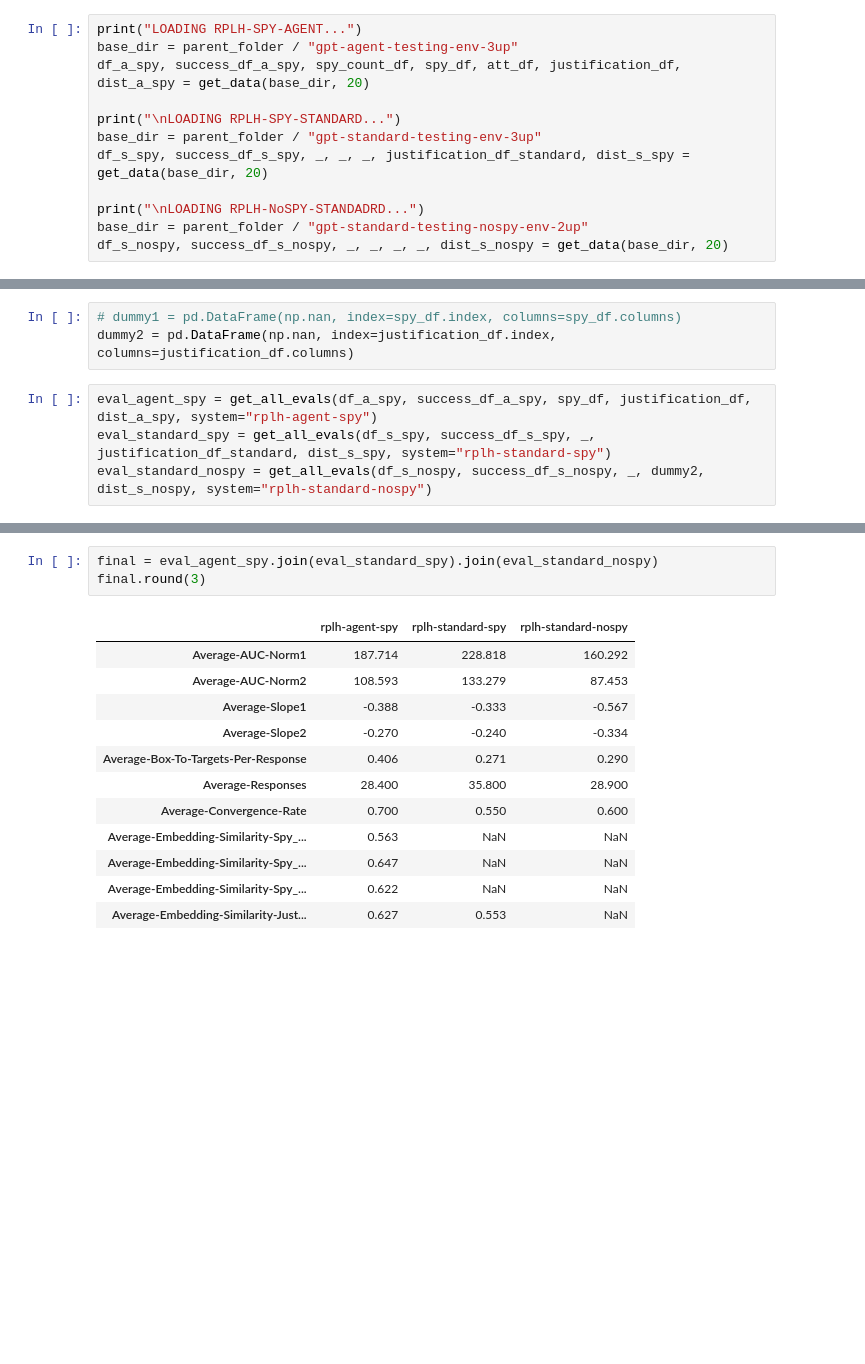
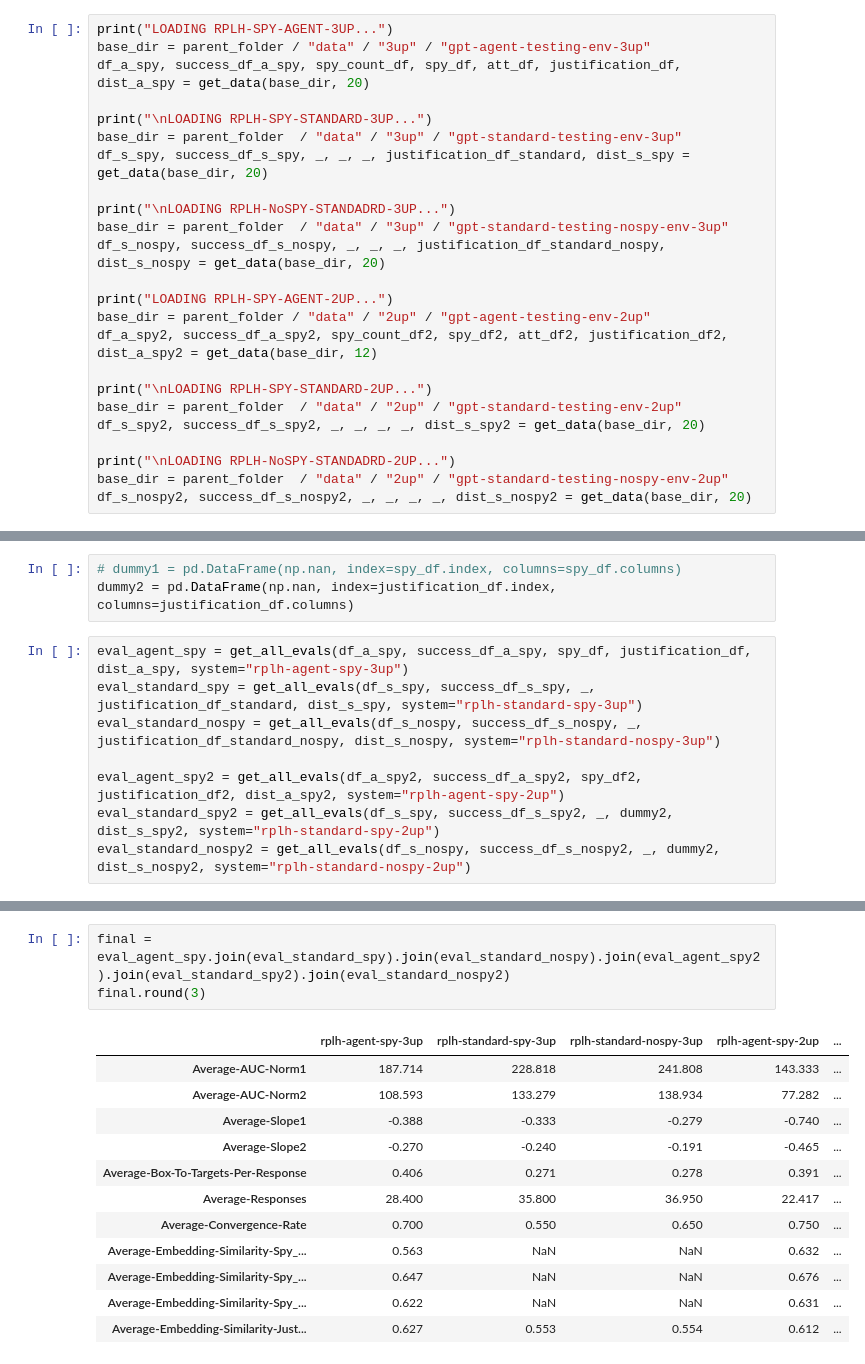
Before and after one commit to KevinBian107/RPLH, a Jupyter notebook: demos/notebooks/evaluation.ipynb, the cells around one changed output, grey strips where cells are left out. Drawn from its saved outputs; the diff is of its cells as text; blank space fills up the shorter version.

```diff
--- a/demos/notebooks/evaluation.ipynb
+++ b/demos/notebooks/evaluation.ipynb
@@ -27,15 +27,27 @@ The autoreload extension is already loaded. To reload it, use:
 # %% [markdown]
 # Importing Data With Our Getter Functions
 # %%
-print("LOADING RPLH-SPY-AGENT...")
-base_dir = parent_folder / "gpt-agent-testing-env-3up"
+print("LOADING RPLH-SPY-AGENT-3UP...")
+base_dir = parent_folder / "data" / "3up" / "gpt-agent-testing-env-3up"
 df_a_spy, success_df_a_spy, spy_count_df, spy_df, att_df, justification_df, dist_a_spy = get_data(base_dir, 20)
 
-print("\nLOADING RPLH-SPY-STANDARD...")
-base_dir = parent_folder / "gpt-standard-testing-env-3up"
+print("\nLOADING RPLH-SPY-STANDARD-3UP...")
+base_dir = parent_folder  / "data" / "3up" / "gpt-standard-testing-env-3up"
 df_s_spy, success_df_s_spy, _, _, _, justification_df_standard, dist_s_spy = get_data(base_dir, 20)
 
-print("\nLOADING RPLH-NoSPY-STANDADRD...")
-base_dir = parent_folder / "gpt-standard-testing-nospy-env-2up"
-df_s_nospy, success_df_s_nospy, _, _, _, _, dist_s_nospy = get_data(base_dir, 20)
+print("\nLOADING RPLH-NoSPY-STANDADRD-3UP...")
+base_dir = parent_folder  / "data" / "3up" / "gpt-standard-testing-nospy-env-3up"
+df_s_nospy, success_df_s_nospy, _, _, _, justification_df_standard_nospy, dist_s_nospy = get_data(base_dir, 20)
+
+print("LOADING RPLH-SPY-AGENT-2UP...")
+base_dir = parent_folder / "data" / "2up" / "gpt-agent-testing-env-2up"
+df_a_spy2, success_df_a_spy2, spy_count_df2, spy_df2, att_df2, justification_df2, dist_a_spy2 = get_data(base_dir, 12)
+
+print("\nLOADING RPLH-SPY-STANDARD-2UP...")
+base_dir = parent_folder  / "data" / "2up" / "gpt-standard-testing-env-2up"
+df_s_spy2, success_df_s_spy2, _, _, _, _, dist_s_spy2 = get_data(base_dir, 20)
+
+print("\nLOADING RPLH-NoSPY-STANDADRD-2UP...")
+base_dir = parent_folder  / "data" / "2up" / "gpt-standard-testing-nospy-env-2up"
+df_s_nospy2, success_df_s_nospy2, _, _, _, _, dist_s_nospy2 = get_data(base_dir, 20)
 # %% [output]
@@ -663,9 +701,13 @@ from rplh.evaluation.evals import get_all_evals
 # dummy1 = pd.DataFrame(np.nan, index=spy_df.index, columns=spy_df.columns)
 dummy2 = pd.DataFrame(np.nan, index=justification_df.index, columns=justification_df.columns)
 # %%
-eval_agent_spy = get_all_evals(df_a_spy, success_df_a_spy, spy_df, justification_df, dist_a_spy, system="rplh-agent-spy")
-eval_standard_spy = get_all_evals(df_s_spy, success_df_s_spy, _, justification_df_standard, dist_s_spy, system="rplh-standard-spy")
-eval_standard_nospy = get_all_evals(df_s_nospy, success_df_s_nospy, _, dummy2, dist_s_nospy, system="rplh-standard-nospy")
+eval_agent_spy = get_all_evals(df_a_spy, success_df_a_spy, spy_df, justification_df, dist_a_spy, system="rplh-agent-spy-3up")
+eval_standard_spy = get_all_evals(df_s_spy, success_df_s_spy, _, justification_df_standard, dist_s_spy, system="rplh-standard-spy-3up")
+eval_standard_nospy = get_all_evals(df_s_nospy, success_df_s_nospy, _, justification_df_standard_nospy, dist_s_nospy, system="rplh-standard-nospy-3up")
+
+eval_agent_spy2 = get_all_evals(df_a_spy2, success_df_a_spy2, spy_df2, justification_df2, dist_a_spy2, system="rplh-agent-spy-2up")
+eval_standard_spy2 = get_all_evals(df_s_spy, success_df_s_spy2, _, dummy2, dist_s_spy2, system="rplh-standard-spy-2up")
+eval_standard_nospy2 = get_all_evals(df_s_nospy, success_df_s_nospy2, _, dummy2, dist_s_nospy2, system="rplh-standard-nospy-2up")
 # %% [output]
 Overall AUC for Norm1: 187.71428571428572
 Overall AUC for Norm2: 108.59262775932079
@@ -681,21 +727,21 @@ Average slope for Norm1: -0.5668572673651545
 Average slope for Norm2: -0.3335389614962636
 Justification df is empty, no embedding similarity calculated.
 # %%
-final = eval_agent_spy.join(eval_standard_spy).join(eval_standard_nospy)
+final = eval_agent_spy.join(eval_standard_spy).join(eval_standard_nospy).join(eval_agent_spy2).join(eval_standard_spy2).join(eval_standard_nospy2)
 final.round(3)
 # %% [output]
-|  | rplh-agent-spy | rplh-standard-spy | rplh-standard-nospy |
-| Average-AUC-Norm1 | 187.714 | 228.818 | 160.292 |
-| Average-AUC-Norm2 | 108.593 | 133.279 | 87.453 |
-| Average-Slope1 | -0.388 | -0.333 | -0.567 |
-| Average-Slope2 | -0.270 | -0.240 | -0.334 |
-| Average-Box-To-Targets-Per-Response | 0.406 | 0.271 | 0.290 |
-| Average-Responses | 28.400 | 35.800 | 28.900 |
-| Average-Convergence-Rate | 0.700 | 0.550 | 0.600 |
-| Average-Embedding-Similarity-Spy_... | 0.563 | NaN | NaN |
-| Average-Embedding-Similarity-Spy_... | 0.647 | NaN | NaN |
-| Average-Embedding-Similarity-Spy_... | 0.622 | NaN | NaN |
-| Average-Embedding-Similarity-Just... | 0.627 | 0.553 | NaN |
+|  | rplh-agent-spy-3up | rplh-standard-spy-3up | rplh-standard-nospy-3up | rplh-agent-spy-2up | ... |
+| Average-AUC-Norm1 | 187.714 | 228.818 | 241.808 | 143.333 | ... |
+| Average-AUC-Norm2 | 108.593 | 133.279 | 138.934 | 77.282 | ... |
+| Average-Slope1 | -0.388 | -0.333 | -0.279 | -0.740 | ... |
+| Average-Slope2 | -0.270 | -0.240 | -0.191 | -0.465 | ... |
+| Average-Box-To-Targets-Per-Response | 0.406 | 0.271 | 0.278 | 0.391 | ... |
+| Average-Responses | 28.400 | 35.800 | 36.950 | 22.417 | ... |
+| Average-Convergence-Rate | 0.700 | 0.550 | 0.650 | 0.750 | ... |
+| Average-Embedding-Similarity-Spy_... | 0.563 | NaN | NaN | 0.632 | ... |
+| Average-Embedding-Similarity-Spy_... | 0.647 | NaN | NaN | 0.676 | ... |
+| Average-Embedding-Similarity-Spy_... | 0.622 | NaN | NaN | 0.631 | ... |
+| Average-Embedding-Similarity-Just... | 0.627 | 0.553 | 0.554 | 0.612 | ... |
 # %%
 from tabulate import tabulate
 markdown_table = tabulate(final.round(3), headers='keys', tablefmt='pipe')
```
Also changed, not shown: parts of 7 cells of this notebook, 6 other files.
